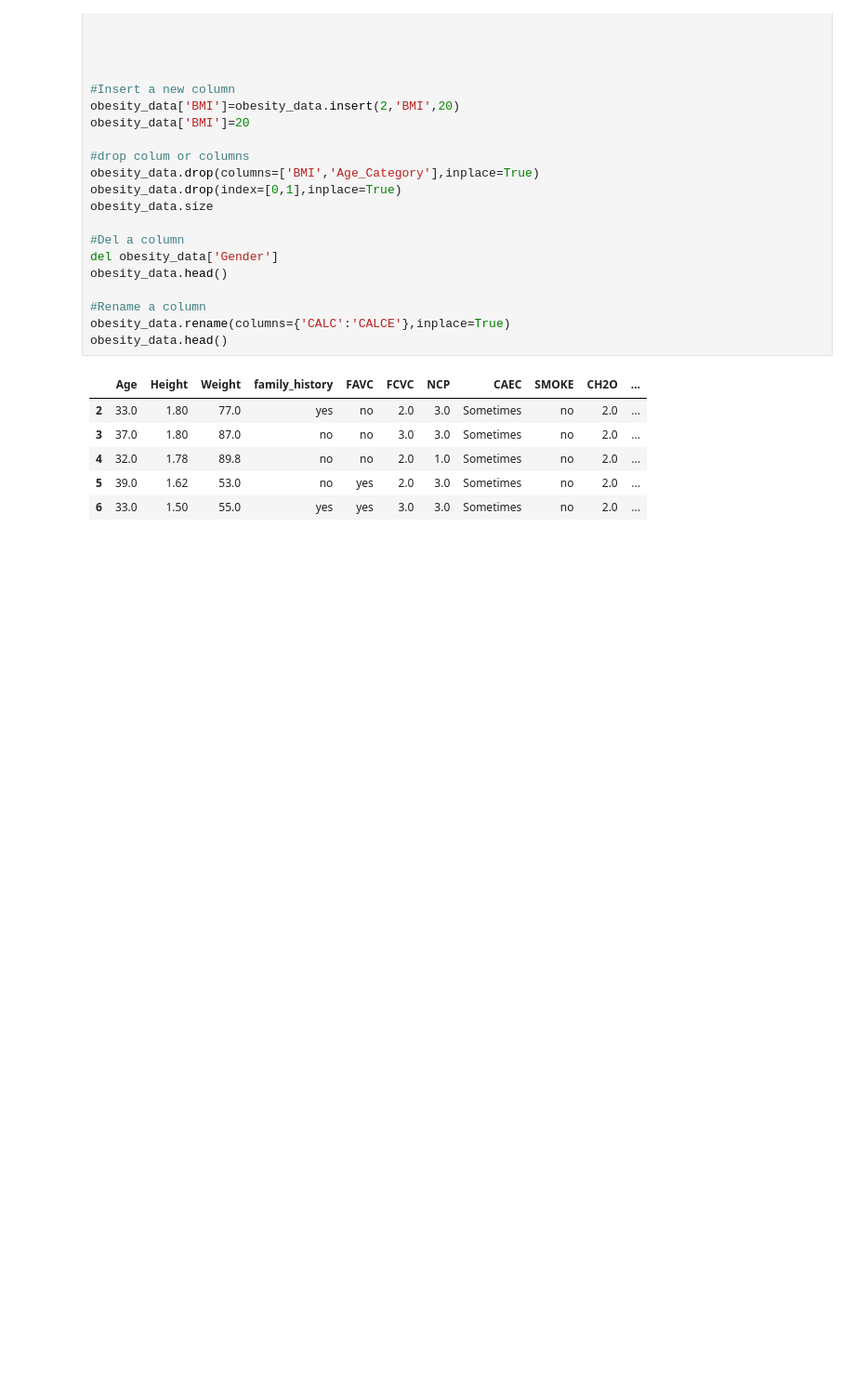
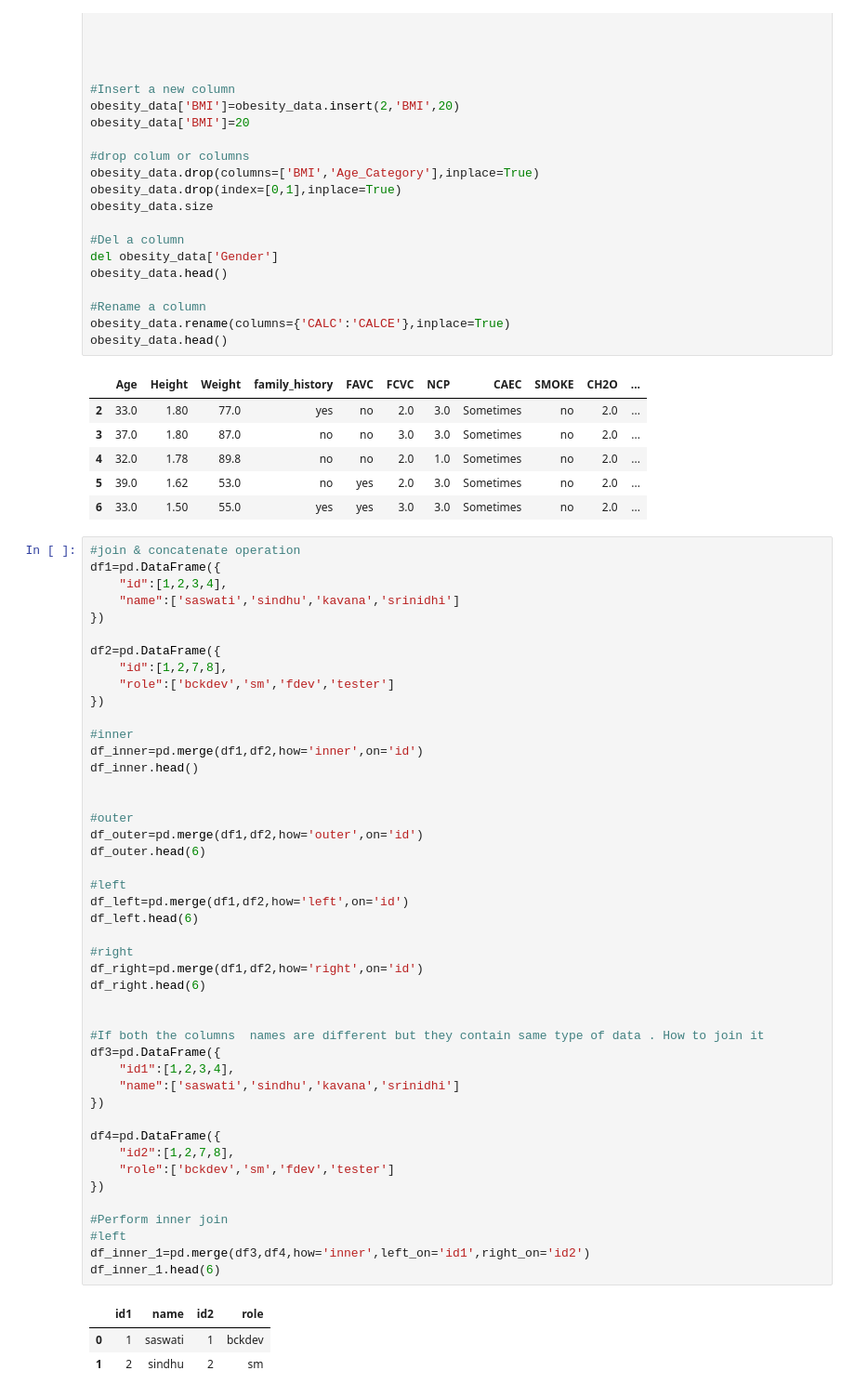
Before and after one commit to saswatisamal/PythonWithGenAI, a Jupyter notebook: pandas.ipynb, the cells around one changed output. Shown: that part at 93% size. Drawn from its saved outputs; the diff is of its cells as text; blank space fills up the shorter version.

```diff
--- a/pandas.ipynb
+++ b/pandas.ipynb
@@ -242,3 +242,52 @@ obesity_data.head()
 | 4 | 32.0 | 1.78 | 89.8 | no | no | 2.0 | 1.0 | Sometimes | no | 2.0 | ... |
 | 5 | 39.0 | 1.62 | 53.0 | no | yes | 2.0 | 3.0 | Sometimes | no | 2.0 | ... |
 | 6 | 33.0 | 1.50 | 55.0 | yes | yes | 3.0 | 3.0 | Sometimes | no | 2.0 | ... |
+# %%
+#join & concatenate operation
+df1=pd.DataFrame({
+    "id":[1,2,3,4],
+    "name":['saswati','sindhu','kavana','srinidhi']
+})
+
+df2=pd.DataFrame({
+    "id":[1,2,7,8],
+    "role":['bckdev','sm','fdev','tester']
+})
+
+#inner
+df_inner=pd.merge(df1,df2,how='inner',on='id')
+df_inner.head()
+
+
+#outer
+df_outer=pd.merge(df1,df2,how='outer',on='id')
+df_outer.head(6)
+
+#left
+df_left=pd.merge(df1,df2,how='left',on='id')
+df_left.head(6)
+
+#right
+df_right=pd.merge(df1,df2,how='right',on='id')
+df_right.head(6)
+
+
+#If both the columns  names are different but they contain same type of data . How to join it
+df3=pd.DataFrame({
+    "id1":[1,2,3,4],
+    "name":['saswati','sindhu','kavana','srinidhi']
+})
+
+df4=pd.DataFrame({
+    "id2":[1,2,7,8],
+    "role":['bckdev','sm','fdev','tester']
+})
+
+#Perform inner join
+#left
+df_inner_1=pd.merge(df3,df4,how='inner',left_on='id1',right_on='id2')
+df_inner_1.head(6)
+# %% [output]
+|  | id1 | name | id2 | role |
+| 0 | 1 | saswati | 1 | bckdev |
+| 1 | 2 | sindhu | 2 | sm |
```
Also changed, not shown: parts of 3 cells of this notebook.
